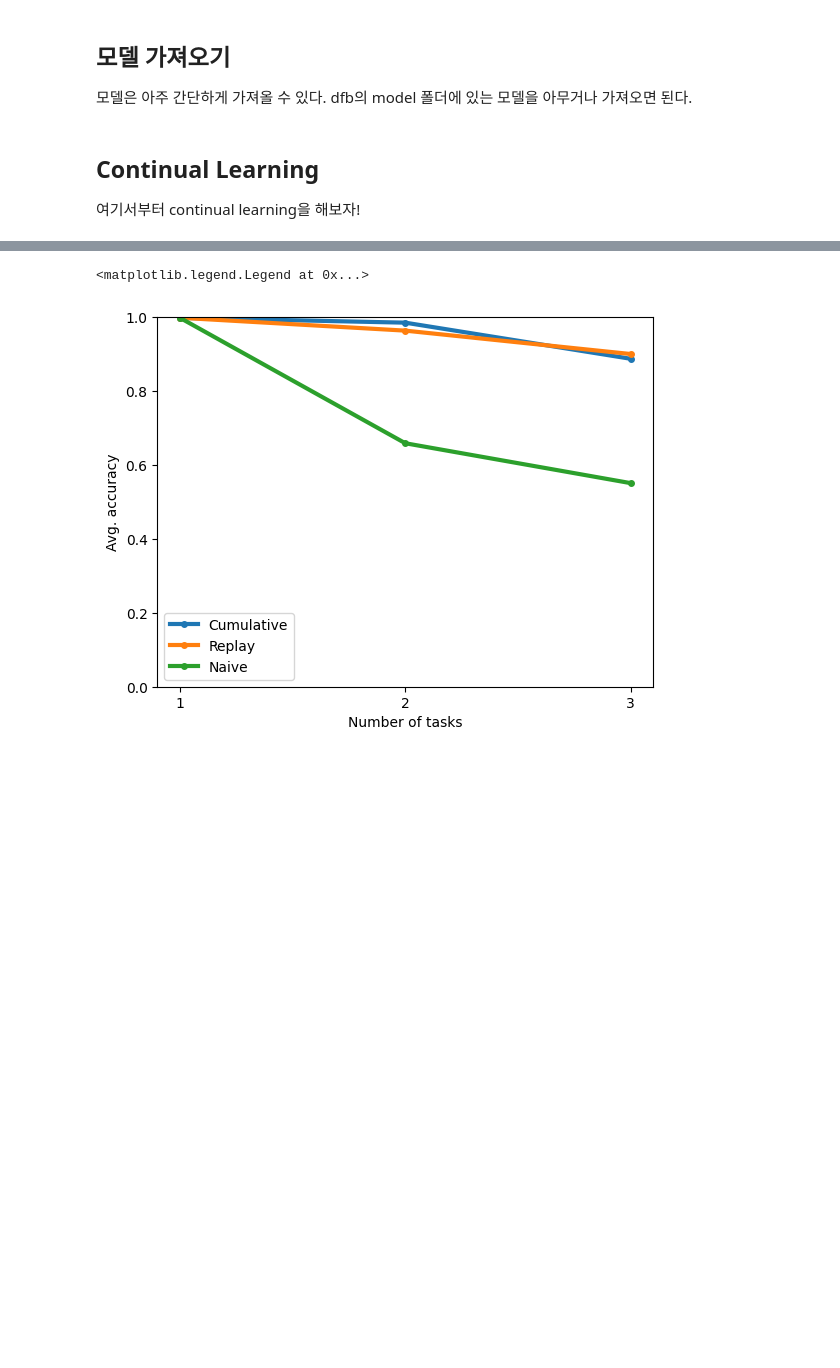
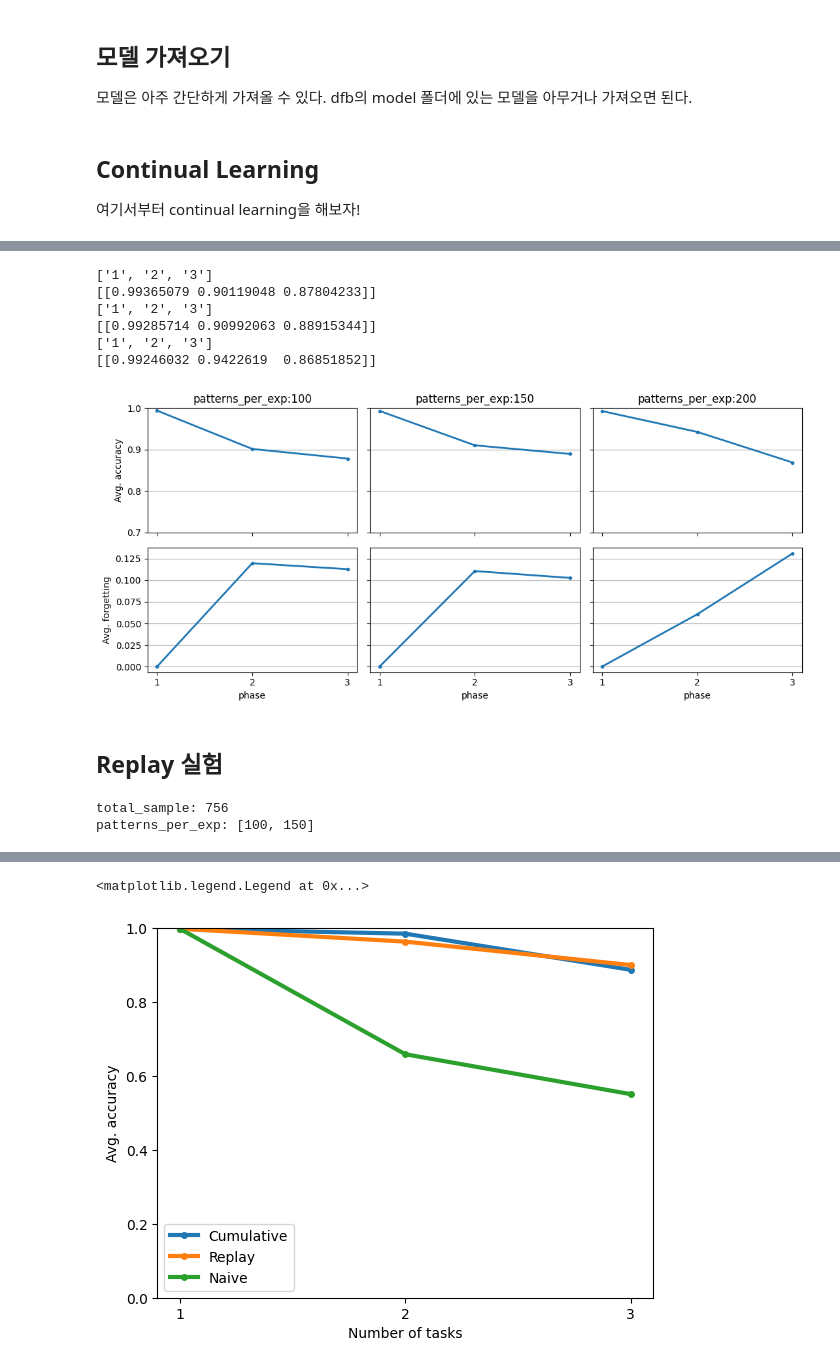
Before and after one commit to ssu004/DeepFault_Model, a Jupyter notebook: example/continual_learning9(GEM과 Replay 비교실험).ipynb, the cells around one changed output, grey strips where cells are left out. Saved outputs shown, nothing was run; the diff lists cells and outputs as text; code cells hidden in the pictures; blank space fills up the shorter version.

```diff
--- a/example/continual_learning9(GEM과 Replay 비교실험).ipynb
+++ b/example/continual_learning9(GEM과 Replay 비교실험).ipynb
@@ -766,0 +783,9 @@ def start_experiment(opt):
+# %%
+strategy = 'gem'
+level = '3'
+total_sample = len(data_handler.dataloaders["3A"]["train"].dataset)
+print('total_sample:',total_sample)
+patterns_per_exp = [int(total_sample * 0.1), int(100), int(total_sample * 0.2), int(200) ]
+patterns_per_exp = [int(100), int(150), int(200)]
+print('patterns_per_exp:',patterns_per_exp)
+ms = 0.1
@@ -766,0 +848,67 @@ def start_experiment(opt):
+# %%
+import matplotlib.pyplot as plt
+fig, axes = plt.subplots(2, 3, sharex='all', sharey='row', figsize=(11, 5))
+for i, pattern in enumerate(patterns_per_exp):
+    results = [json.load(open(f"WDCNN2_GEM_ppe:{pattern}_ms:{ms}_0821/WDCNN2_level_3_gem_patterns_per_exp={pattern}_memory_strength={ms}_results.json", 'r'))]
+
+    avg_accs = []
+    avg_forgetting = []
+    for result in results:
+        avg_accs.append([metric['avg_accuracy'] for metric in result])
+        avg_forgetting.append([metric['avg_forgetting'] for metric in result])
+
+    mean_accs = np.mean(avg_accs, axis=1)
+    mean_forgetting = np.mean(avg_forgetting, axis=1)
+
+    avg_plot_args = []
+    forgetting_plot_args = []
+    x = ['1', '2', '3']
+
+    print(x)
+    print(mean_accs)
+
+    avg_plot_args.append(x)
+    avg_plot_args.append(mean_accs[0])
+    avg_plot_args.append('-o')
+
+    forgetting_plot_args.append(x)
+    forgetting_plot_args.append(mean_forgetting[0])
+    forgetting_plot_args.append('-o')
+
+    axes[0][i].plot(*avg_plot_args, markersize=3, linewidth=2)
+    axes[0][i].set_title(f"patterns_per_exp:{pattern}")
+    if i == 0:
+        axes[0][i].set_ylabel("Avg. accuracy")
+    axes[0][i].set_ylim(0.7, 1.)
+    axes[0][i].grid(True, axis='y')
+
+    axes[1][i].plot(*forgetting_plot_args, markersize=3, linewidth=2)
+    if i == 0:
+        axes[1][i].set_ylabel("Avg. forgetting")
+    axes[1][i].set_xlabel("phase")
+    axes[1][i].grid(True, axis='y')
+
+plt.tight_layout()
+plt.savefig(f'strategy_results_graph.png', dpi=300, bbox_inches='tight')
+# %% [output]
+['1', '2', '3']
+[[0.99365079 0.90119048 0.87804233]]
+['1', '2', '3']
+[[0.99285714 0.90992063 0.88915344]]
+['1', '2', '3']
+[[0.99246032 0.9422619  0.86851852]]
+[figure, added]
+# %% [markdown]
+## Replay 실험
+# %%
+strategy2 = 'replay'
+level = '3'
+total_sample = len(data_handler.dataloaders["3A"]["train"].dataset)
+print('total_sample:',total_sample)
+memory_size = [int(total_sample * 0.1),int(100) , int(total_sample * 0.2) ,int(200) ]
+memory_size = [int(100), int(150) ,int(200)]
+memory_size = [int(100), int(150)]
+print('patterns_per_exp:',memory_size)
+# %% [output]
+total_sample: 756
+patterns_per_exp: [100, 150]
```
Also changed, not shown: parts of 24 cells of this notebook, 7 other files.
